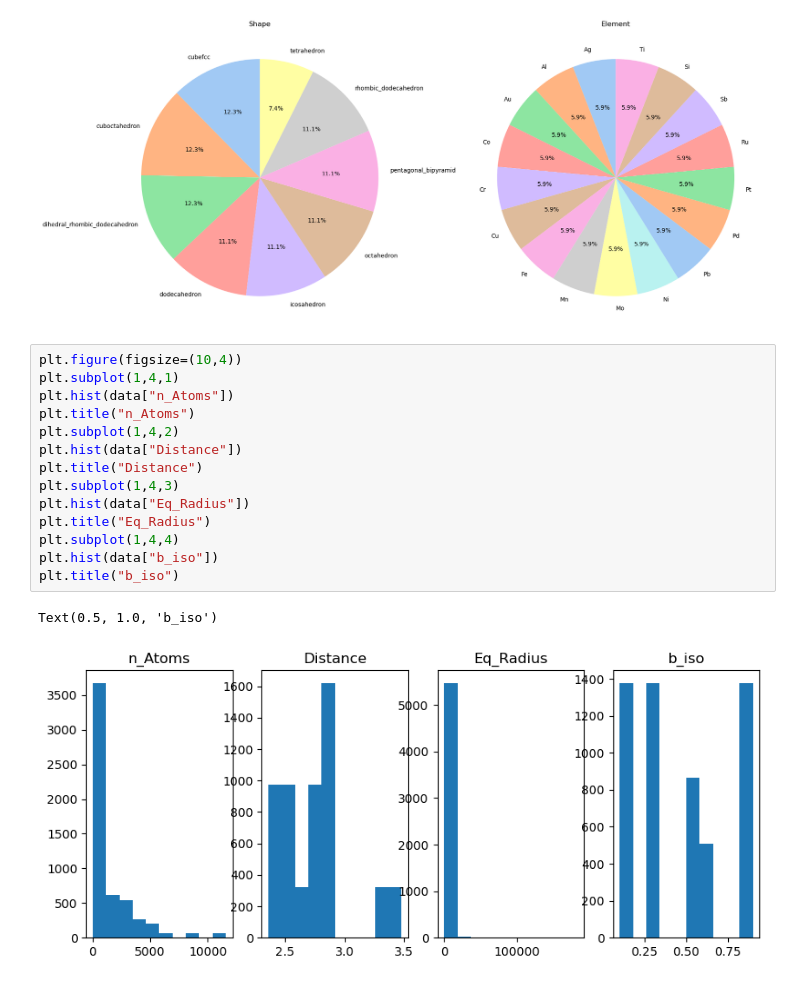
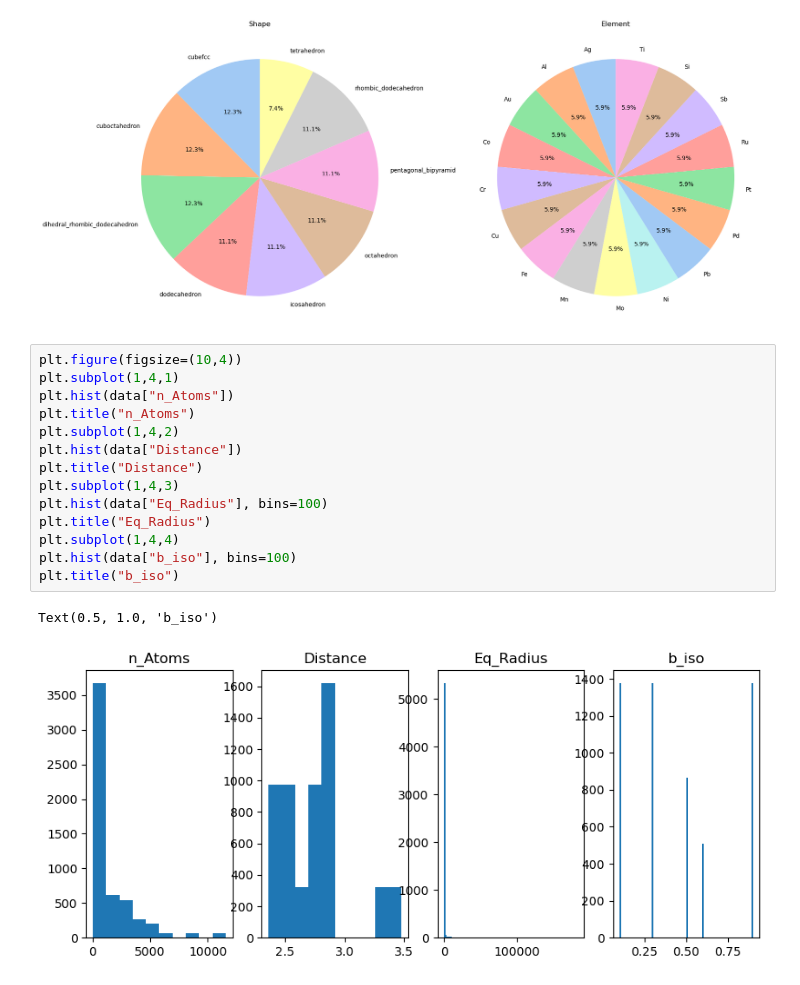
Before and after one commit to mouna0403/Projet-RI, a Jupyter notebook: Nanoparticules.ipynb, the cells around one changed output. Saved outputs shown, nothing was run; the diff lists cells and outputs as text.

```diff
--- a/Nanoparticules.ipynb
+++ b/Nanoparticules.ipynb
@@ -105,17 +105,17 @@ Text(0.5, 1.0, 'Element')
 # %%
 plt.figure(figsize=(10,4))
 plt.subplot(1,4,1)
 plt.hist(data["n_Atoms"])
 plt.title("n_Atoms")
 plt.subplot(1,4,2)
 plt.hist(data["Distance"])
 plt.title("Distance")
 plt.subplot(1,4,3)
-plt.hist(data["Eq_Radius"])
+plt.hist(data["Eq_Radius"], bins=100)
 plt.title("Eq_Radius")
 plt.subplot(1,4,4)
-plt.hist(data["b_iso"])
+plt.hist(data["b_iso"], bins=100)
 plt.title("b_iso")
 # %% [output]
 Text(0.5, 1.0, 'b_iso')
-[figure, old version]
+[figure, new version]
```
Also changed, not shown: parts of 14 cells of this notebook.
